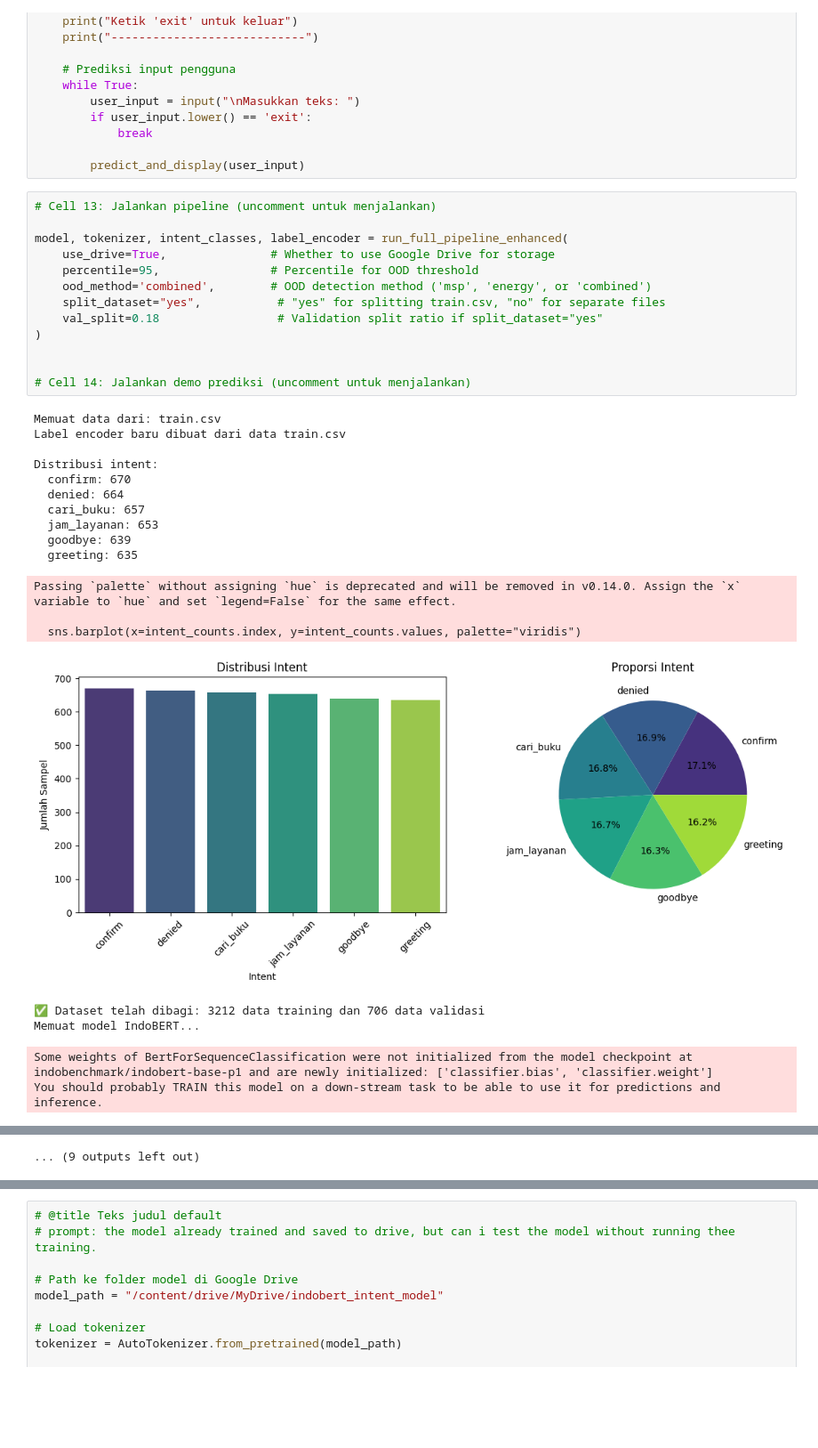
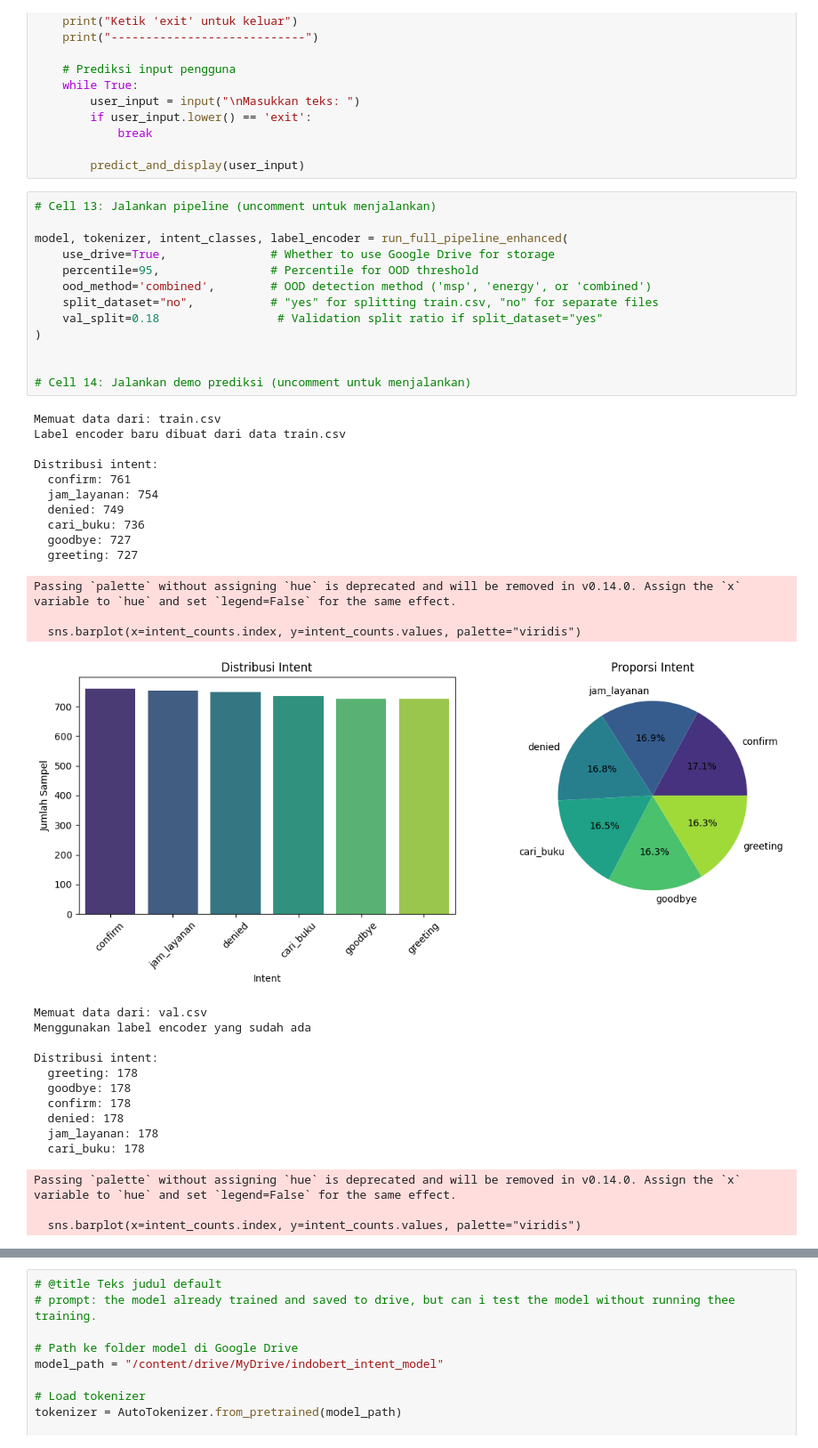
Before and after one commit to HaqTetsuya/rusdi-prototype-1, a Jupyter notebook: rusdi_prototype_7.ipynb, the cells around one changed output, grey strips where cells are left out. Shown at 89% size. Drawn from its saved outputs; the diff is of its cells as text; blank space fills up the shorter version.

Commit message:
hachiman, final best tested code probably. do one more test with actual dataset.

```diff
--- a/rusdi_prototype_7.ipynb
+++ b/rusdi_prototype_7.ipynb
@@ -1322,32 +1328,41 @@ def run_prediction_demo_enhanced(model=None, tokenizer=None, intent_classes=None
 # %%
 # Cell 13: Jalankan pipeline (uncomment untuk menjalankan)
 
 model, tokenizer, intent_classes, label_encoder = run_full_pipeline_enhanced(
     use_drive=True,               # Whether to use Google Drive for storage
     percentile=95,                # Percentile for OOD threshold
     ood_method='combined',        # OOD detection method ('msp', 'energy', or 'combined')
-    split_dataset="yes",           # "yes" for splitting train.csv, "no" for separate files
+    split_dataset="no",           # "yes" for splitting train.csv, "no" for separate files
     val_split=0.18                 # Validation split ratio if split_dataset="yes"
 )
 
 
 # Cell 14: Jalankan demo prediksi (uncomment untuk menjalankan)
 # %% [output]
 Memuat data dari: train.csv
 Label encoder baru dibuat dari data train.csv
 
 Distribusi intent:
-  confirm: 670
-  denied: 664
-  cari_buku: 657
-  jam_layanan: 653
-  goodbye: 639
-  greeting: 635
+  confirm: 761
+  jam_layanan: 754
+  denied: 749
+  cari_buku: 736
+  goodbye: 727
+  greeting: 727
 Passing `palette` without assigning `hue` is deprecated and will be removed in v0.14.0. Assign the `x` variable to `hue` and set `legend=False` for the same effect.
 
   sns.barplot(x=intent_counts.index, y=intent_counts.values, palette="viridis")
-[figure, old version]
+[figure, new version]
-✅ Dataset telah dibagi: 3212 data training dan 706 data validasi
-Memuat model IndoBERT...
+Memuat data dari: val.csv
+Menggunakan label encoder yang sudah ada
+
+Distribusi intent:
+  greeting: 178
+  goodbye: 178
+  confirm: 178
+  denied: 178
+  jam_layanan: 178
+  cari_buku: 178
-Some weights of BertForSequenceClassification were not initialized from the model checkpoint at indobenchmark/indobert-base-p1 and are newly initialized: ['classifier.bias', 'classifier.weight']
-You should probably TRAIN this model on a down-stream task to be able to use it for predictions and inference.
+Passing `palette` without assigning `hue` is deprecated and will be removed in v0.14.0. Assign the `x` variable to `hue` and set `legend=False` for the same effect.
+
+  sns.barplot(x=intent_counts.index, y=intent_counts.values, palette="viridis")
@@ -1400,4 +1401,3 @@ Epoch 3/10 - Validasi dimulai...
-... (9 outputs left out)
 # %%
 # @title Teks judul default
 test_sentences = [
```
Also changed, not shown: parts of 12 cells of this notebook.
